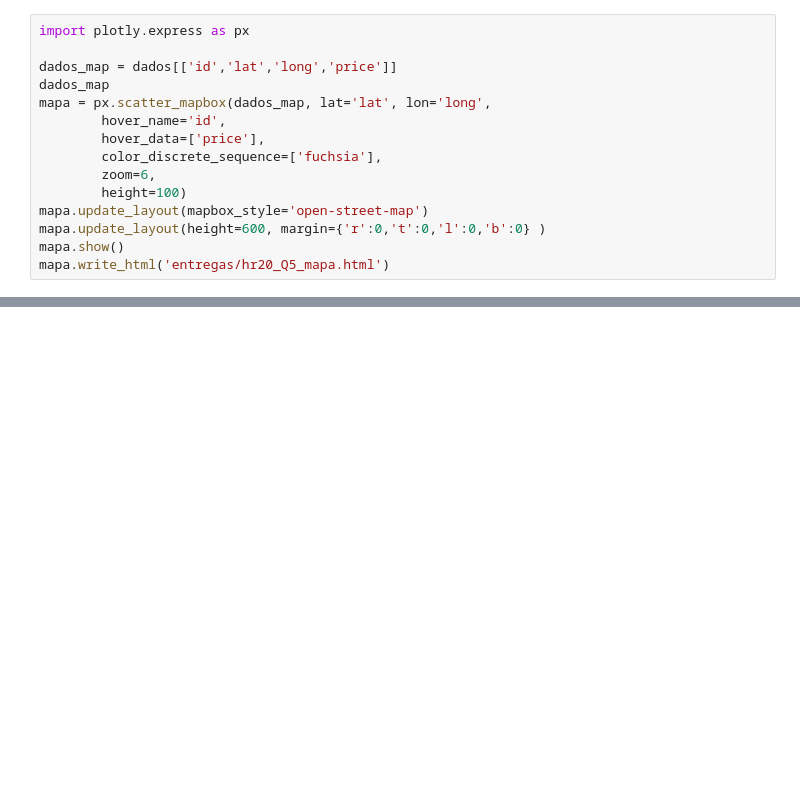
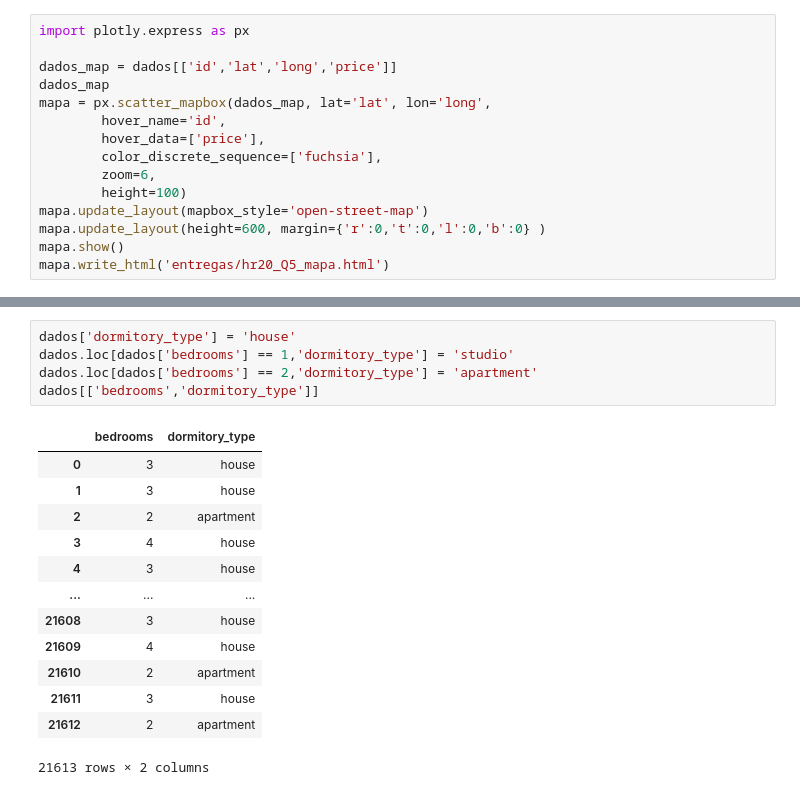
Before and after one commit to JoseWRPereira/jupyter-lab, a Jupyter notebook: Meigarom-DoZeroAoDS/houserocket-20.ipynb, the cells around one changed output, grey strips where cells are left out. Saved outputs shown, nothing was run; the diff lists cells and outputs as text; blank space fills up the shorter version.

```diff
--- a/Meigarom-DoZeroAoDS/houserocket-20.ipynb
+++ b/Meigarom-DoZeroAoDS/houserocket-20.ipynb
@@ -583,0 +488,19 @@ https://raw.githubusercontent.com/JoseWRPereira/jupyter-lab/main/Meigarom-DoZero
+# %%
+dados['dormitory_type'] = 'house'
+dados.loc[dados['bedrooms'] == 1,'dormitory_type'] = 'studio'
+dados.loc[dados['bedrooms'] == 2,'dormitory_type'] = 'apartment'
+dados[['bedrooms','dormitory_type']]
+# %% [output]
+|  | bedrooms | dormitory_type |
+| 0 | 3 | house |
+| 1 | 3 | house |
+| 2 | 2 | apartment |
+| 3 | 4 | house |
+| 4 | 3 | house |
+| ... | ... | ... |
+| 21608 | 3 | house |
+| 21609 | 4 | house |
+| 21610 | 2 | apartment |
+| 21611 | 3 | house |
+| 21612 | 2 | apartment |
+21613 rows × 2 columns
```
Also changed, not shown: parts of 26 cells of this notebook.
